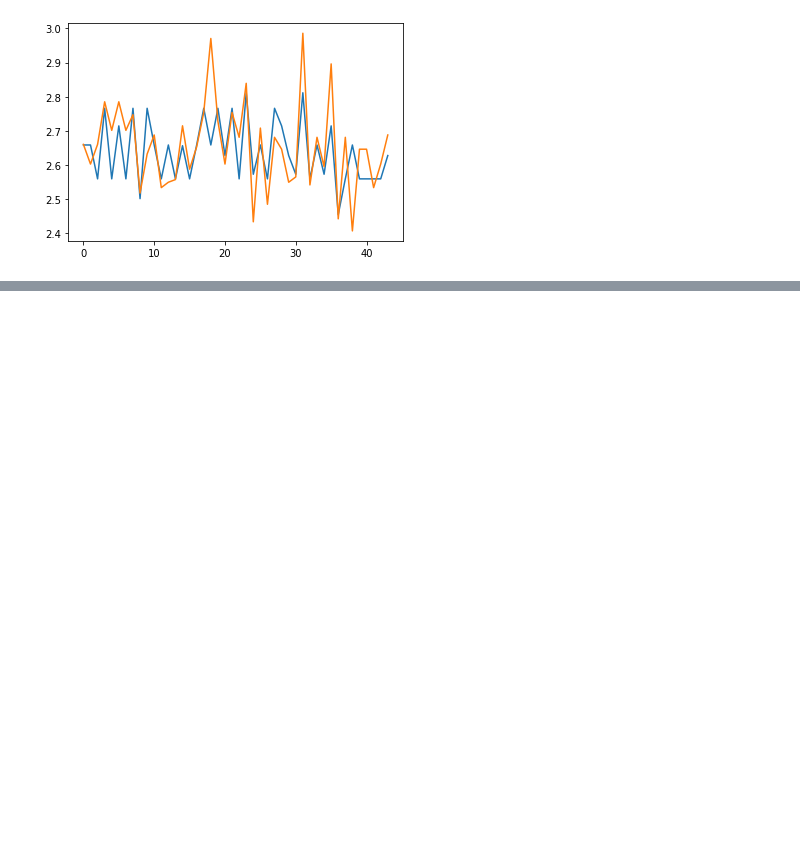
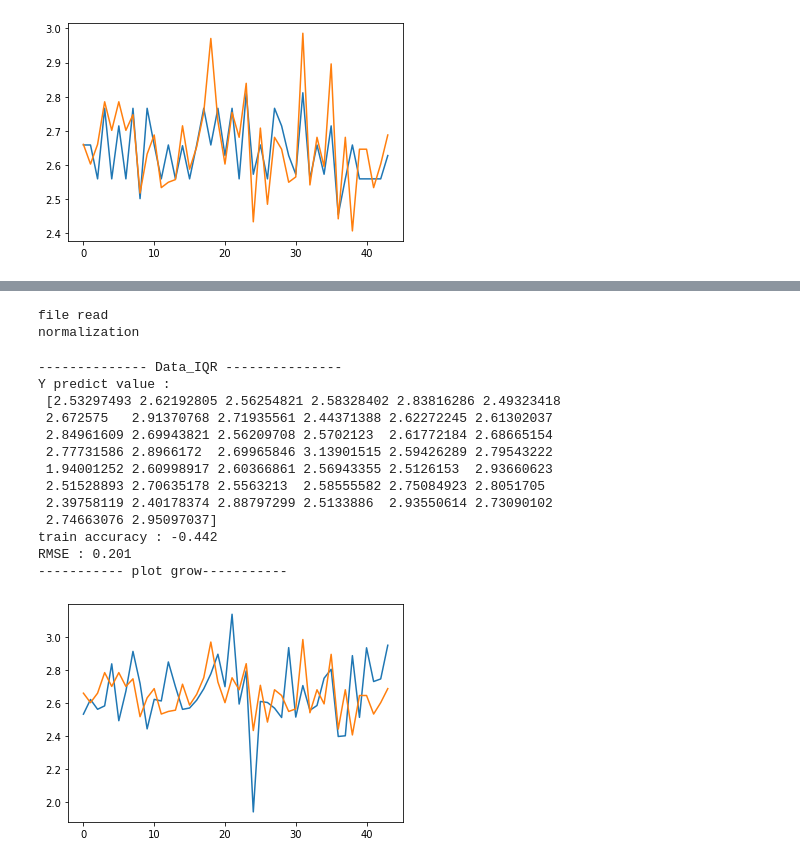
Before and after one commit to good-thinking/easy-coding2, a Jupyter notebook: class(Linear).ipynb, the cells around one changed output, grey strips where cells are left out. Saved outputs shown, nothing was run; the diff lists cells and outputs as text; code cells hidden in the pictures; blank space fills up the shorter version.

```diff
--- a/class(Linear).ipynb
+++ b/class(Linear).ipynb
@@ -388,0 +457,27 @@ RMSE : 0.127
+# %%
+x9 = numeric()
+x9.read_file("/content/drive/MyDrive/파이썬/data_revised.csv")
+x9.normalization(2)
+x9.data_IQR(2)
+x9.before_making_model([x9.df.columns[3],x9.df.columns[4],x9.df.columns[5], x9.df.columns[6]],[x9.df.columns[1]],2)
+
+x9.MLP(x9.train_test_data)
+x9.Reset_index(x9.Y_value[1],2)
+x9.plot_picture(x9.Y_value[0],x9.Y_test)
+# %% [output]
+file read
+normalization
+-------------- Data_IQR ---------------
+Y predict value :
+ [2.53297493 2.62192805 2.56254821 2.58328402 2.83816286 2.49323418
+ 2.672575   2.91370768 2.71935561 2.44371388 2.62272245 2.61302037
+ 2.84961609 2.69943821 2.56209708 2.5702123  2.61772184 2.68665154
+ 2.77731586 2.8966172  2.69965846 3.13901515 2.59426289 2.79543222
+ 1.94001252 2.60998917 2.60366861 2.56943355 2.5126153  2.93660623
+ 2.51528893 2.70635178 2.5563213  2.58555582 2.75084923 2.8051705
+ 2.39758119 2.40178374 2.88797299 2.5133886  2.93550614 2.73090102
+ 2.74663076 2.95097037]
+train accuracy : -0.442
+RMSE : 0.201
+----------- plot grow-----------
+[figure, added]
```
Also changed, not shown: parts of 13 cells of this notebook.
